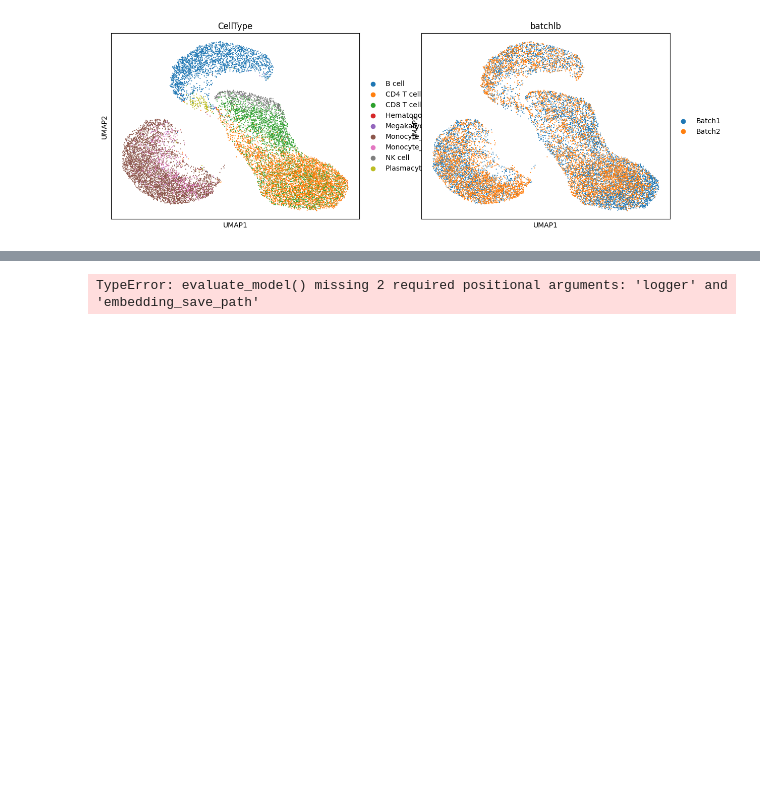
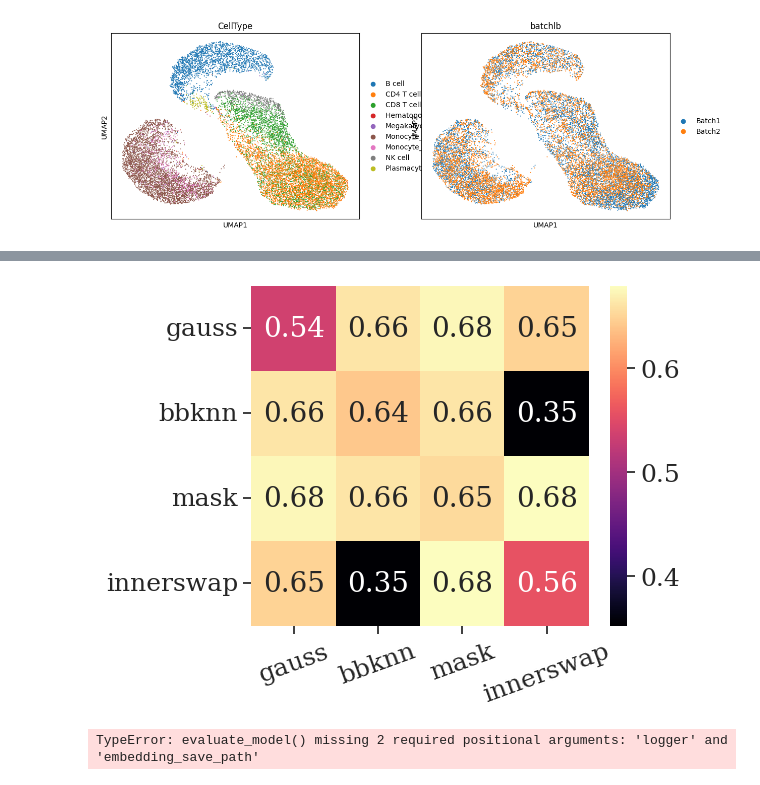
Before and after one commit to OlgaOvcharenko/scAugmentBench, a Jupyter notebook: debug.ipynb, the cells around one changed output, grey strips where cells are left out. Cells and saved outputs as stored; diff of their text form; code cells hidden in the pictures; blank space fills up the shorter version.

```diff
--- a/debug.ipynb
+++ b/debug.ipynb
@@ -261,3 +262,75 @@ plot_umap(adata, embedding)"""
 'model2 = arch.load_from_checkpoint(f"/local/home/tomap/scAugmentBench/lightning_logs/version_{i}/checkpoints/checkpoint_epoch=50.ckpt", in_dim=train.n_genes, hidden_dim=32, hidden_dim_2=None, out_dim ...
 [figure]
 [figure]
+# %%
+import os
+import pandas as pd
+import seaborn as sns
+from evaluator import *
+
+sns.set_theme(style="ticks", rc={"axes.labelsize": 20,   # Axis label font size
+                                 "xtick.labelsize": 18,  # X-axis tick label font size
+                                 "ytick.labelsize": 18,  # Y-axis tick label font size
+                                 "legend.fontsize": 20,   # Legend font size
+                                 "font.size": 20,
+                                 "axes.titlesize": 20,
+                                 "font.family": "serif"})
+
+res = []
+for a1 in os.listdir(os.path.join("/local/home/tomap/scAugmentBench/ablation-db-2/augmentation-combi", "MCA")):
+    for a2 in os.listdir(os.path.join("/local/home/tomap/scAugmentBench/ablation-db-2/augmentation-combi", "MCA", a1)):
+        evals = []
+        for mname in os.listdir(os.path.join("/local/home/tomap/scAugmentBench/ablation-db-2/augmentation-combi", "MCA", a1, a2)):
+            seeds = os.listdir(os.path.join("/local/home/tomap/scAugmentBench/ablation-db-2/augmentation-combi", "MCA", a1, a2, mname))
+            for seed in seeds:
+                if os.path.exists(os.path.join("/local/home/tomap/scAugmentBench/ablation-db-2/augmentation-combi", "MCA", a1, a2, mname, seed, "evaluation_metrics.csv")):
+                    evals.append(pd.read_csv(os.path.join("/local/home/tomap/scAugmentBench/ablation-db-2/augmentation-combi", "MCA", a1, a2, mname, seed, "evaluation_metrics.csv")))
+        #print(evals)
+        if evals != []:
+            evals = pd.concat(evals)
+            #evals["Model-Architecture"] = mname
+            evals["a1"] = a1
+            evals["a2"] = a2
+            res.append(evals)
+
+print("VICREG:")
+res = pd.concat(res)
+print(res)
+res.index = range(len(res))
+#sns.heatmap(res["Total"])
+
+res_scaled = scale_table(res.drop(columns=['a1', 'a2']))
+res_scaled[['a1', 'a2']] = res[['a1', 'a2']]
+res = res_scaled
+
+out_mean = pd.DataFrame(columns=["gauss", "bbknn", "mask", "innerswap"], index=["gauss", "bbknn", "mask", "innerswap"])
+out_std = pd.DataFrame(columns=["gauss", "bbknn", "mask", "innerswap"], index=["gauss", "bbknn", "mask", "innerswap"])
+
+for aname in ["gauss", "bbknn", "mask", "innerswap"]:# innerswap
+    a = res[res["a1"]==aname].groupby("a2").mean("Total")#.pivot(index="a1", columns="a2", values="Total")
+    for el in list(a.index):
+        print(a)
+        out_mean[aname][el] = a.loc[el]["Total"]
+
+"""for aname in ["gauss", "bbknn", "mask", "innerswap"]:# innerswap
+    a = res[res["a1"]==aname].groupby("a2").std("Total")#.pivot(index="a1", columns="a2", values="Total")
+    for el in list(a.index):
+        print(a)
+        out_std[aname][el] = a.loc[el]["Total"]"""
+
+for a1 in ["gauss", "bbknn", "mask", "innerswap"]:
+    for a2 in ["gauss", "bbknn", "mask", "innerswap"]:
+        if pd.notna(out_mean[a1][a2]):
+            out_mean[a2][a1] = out_mean[a1][a2]
+        else:
+            out_mean[a1][a2] = out_mean[a2][a1]
+
+out_mean
+ax = sns.heatmap(out_mean.apply(pd.to_numeric), cmap="magma", annot=True)
+ax.set_yticklabels(["gauss", "bbknn", "mask", "innerswap"], rotation=0)
+ax.set_xticklabels(["gauss", "bbknn", "mask", "innerswap"], rotation=20)
+fig = ax.get_figure()
+fig.tight_layout()
+fig.savefig("HEATMAP_MCA.png")
+fig.savefig("HEATMAP_MCA.svg")
+# %% [output]
@@ -264,3 +371,4 @@ plot_umap(adata, embedding)"""
+[figure, added]
 # %%
 from main import evaluate_model
 
```
Also changed, not shown: parts of 8 cells of this notebook, 25 other files.
